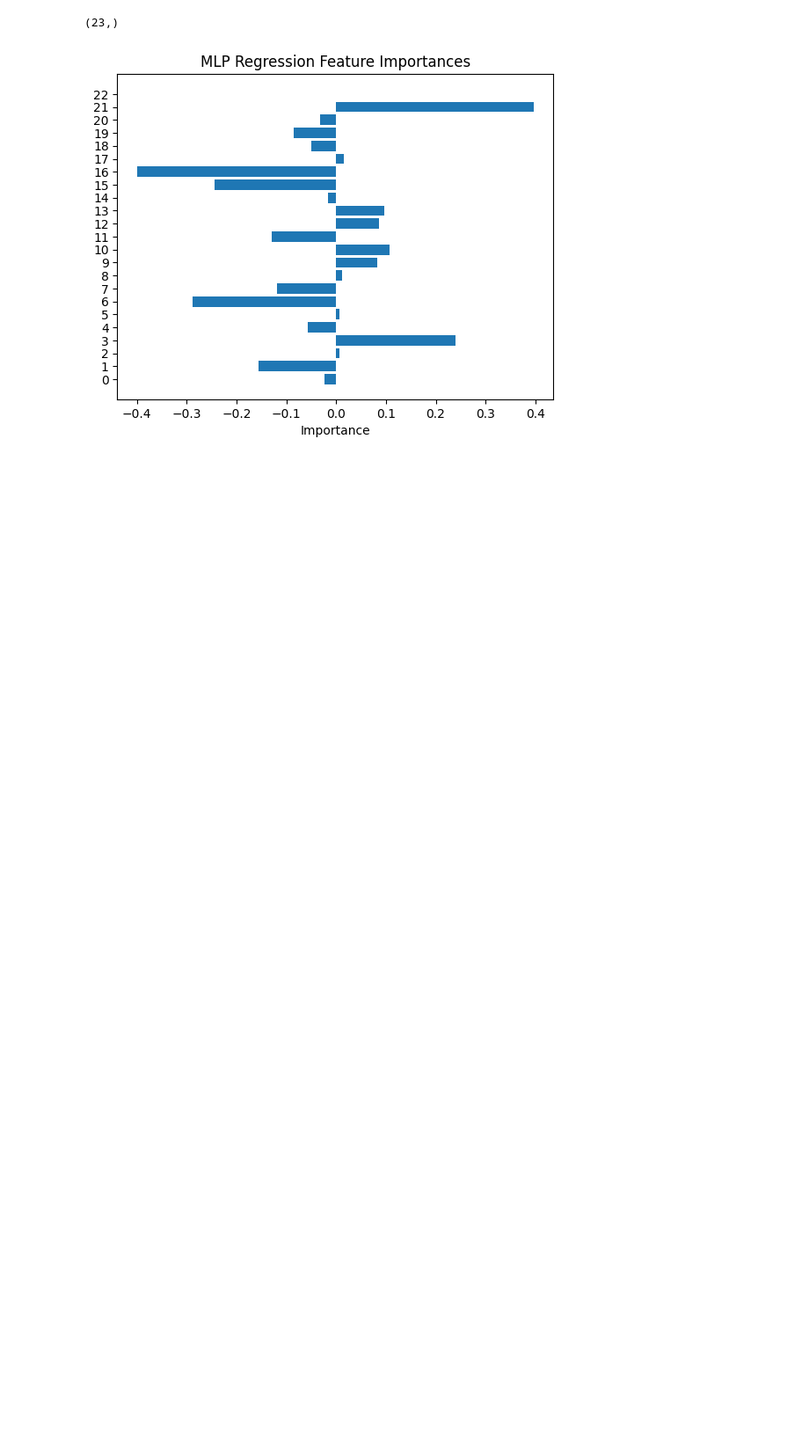
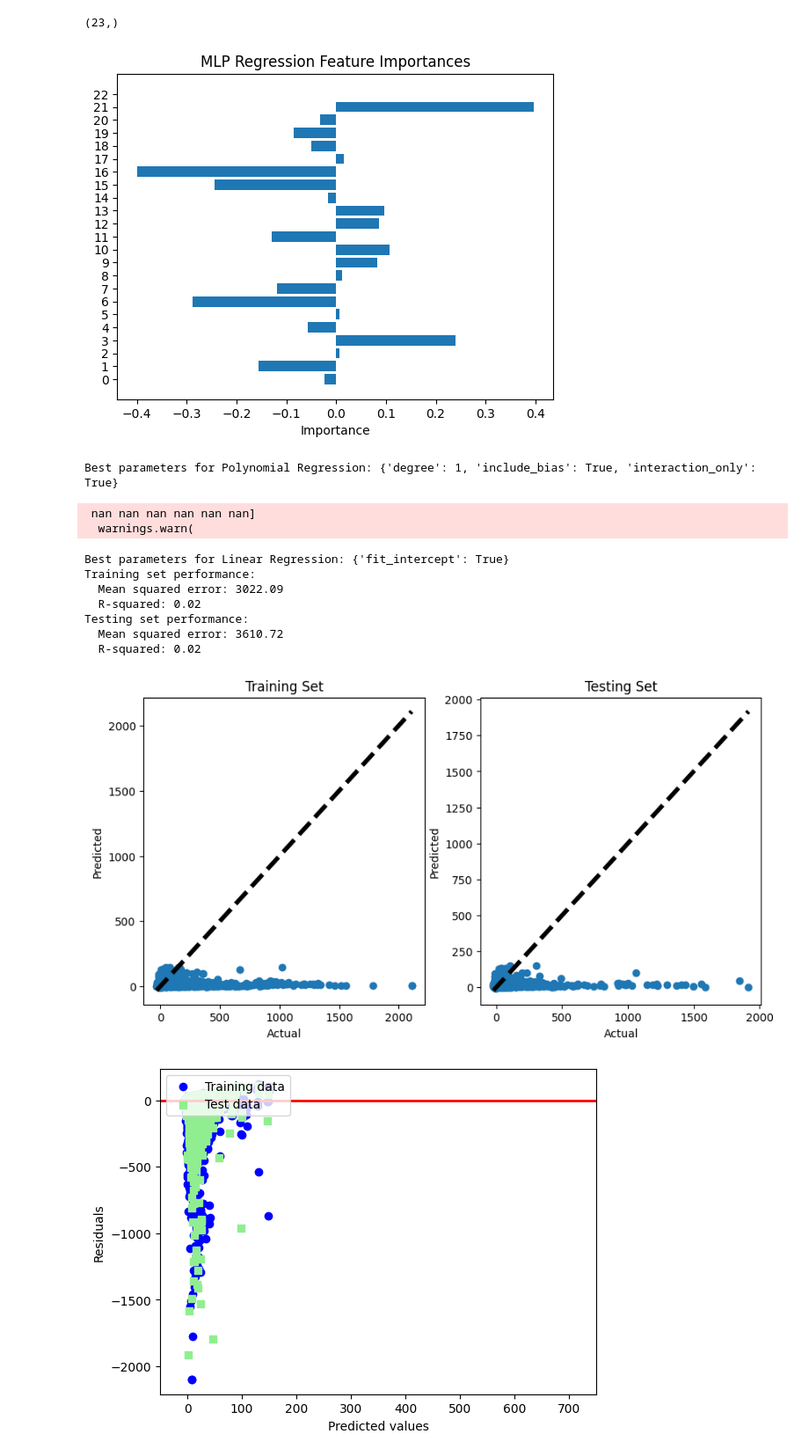
Before and after one commit to neeley-pate/ECE461PFinalProject, a Jupyter notebook: regression/AUS_Regression_PCA.ipynb, the cells around one changed output. Shown at 88% size. Drawn from its saved outputs; the diff is of its cells as text; code cells hidden in the pictures; blank space fills up the shorter version.

Commit message:
Update AUS_Regression_PCA.ipynb
updated PCA regression

```diff
--- a/regression/AUS_Regression_PCA.ipynb
+++ b/regression/AUS_Regression_PCA.ipynb
@@ -16,11 +17,17 @@ X_train = pd.read_csv("AUS_WITH_WEATHER_2022_NUMERIC_X_train_pca.csv")
 y_test = X_test.loc[:, 'DEP_DELAY']
 y_train = X_train.loc[:, 'DEP_DELAY']
 X_test = X_test.drop(X_test.columns[0], axis = 1)
+X_test = X_test.drop(X_test.columns[22], axis = 1)
+X_test = X_test.drop(X_test.columns[21], axis = 1)
+X_test = X_test.drop(X_test.columns[20], axis = 1)
 X_test_temp = X_test.drop("DEP_DEL15", axis = 1)
 X_test = X_test_temp.drop("DEP_DELAY", axis = 1)
 X_train = X_train.drop("DEP_DELAY", axis = 1)
 X_train = X_train.drop("DEP_DEL15", axis = 1)
 X_train = X_train.drop(X_train.columns[0], axis = 1)
+X_train = X_train.drop(X_train.columns[22], axis = 1)
+X_train = X_train.drop(X_train.columns[21], axis = 1)
+X_train = X_train.drop(X_train.columns[20], axis = 1)
 X_train.info()
 X_test.info()
 y_train.info()
@@ -209,3 +215,34 @@ Testing set performance:
 [figure]
 (23,)
 [figure]
+# %%
+poly_params = {
+    'degree': [1, 2, 3, 5, 10, 20],
+    'interaction_only': [True, False],
+    'include_bias': [True, False]
+}
+poly_reg = PolynomialFeatures();
+grid_search = GridSearchCV(poly_reg, poly_params, cv=3, n_jobs=-1, scoring='r2')
+grid_search.fit(X_train, y_train)
+print(f"Best parameters for Polynomial Regression: {grid_search.best_params_}")
+# %% [output]
+Best parameters for Polynomial Regression: {'degree': 1, 'include_bias': True, 'interaction_only': True}
+ nan nan nan nan nan nan]
+  warnings.warn(
+# %%
+## Linear Regression with 20 Components
+linReg_params = {
+    'fit_intercept': [True, False]
+}
+linReg = LinearRegression()
+linReg_gs = grid_search(linReg, linReg_params, "Linear Regression")
+# %% [output]
+Best parameters for Linear Regression: {'fit_intercept': True}
+Training set performance:
+  Mean squared error: 3022.09
+  R-squared: 0.02
+Testing set performance:
+  Mean squared error: 3610.72
+  R-squared: 0.02
+[figure, added]
+[figure, added]
```
Also changed, not shown: parts of 7 cells of this notebook.
